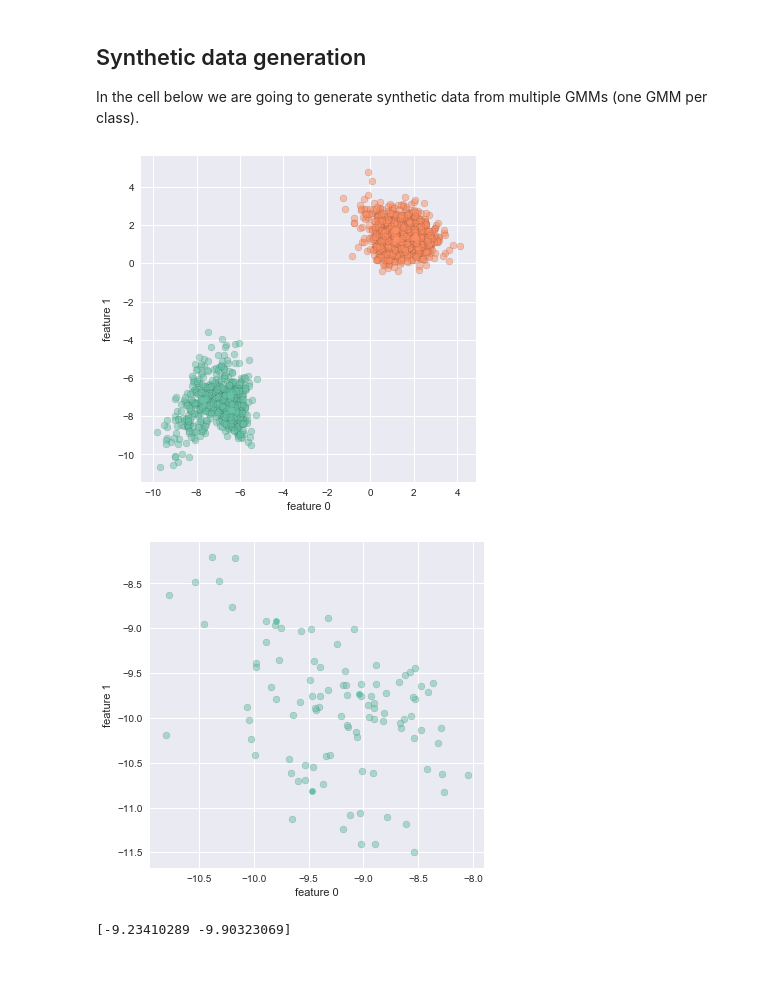
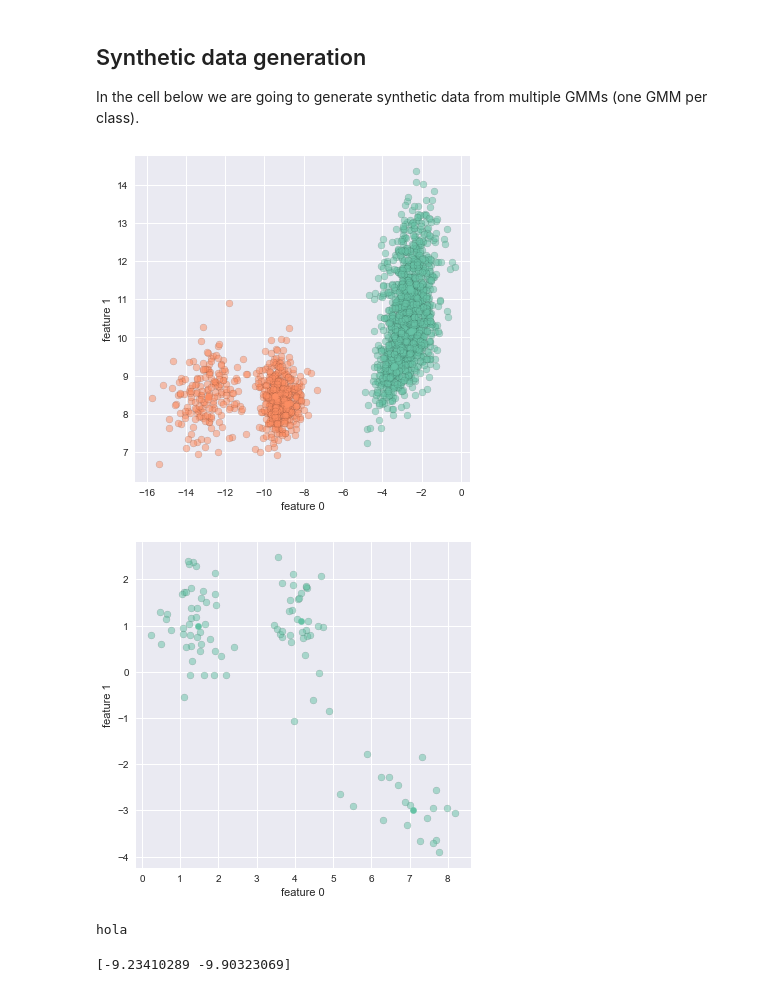
Before and after one commit to trannguyenle95/variational-gmm, a Jupyter notebook: streaming-gmm.ipynb, the cells around one changed output. Drawn from its saved outputs; the diff is of its cells as text; code cells hidden in the pictures.

```diff
--- a/streaming-gmm.ipynb
+++ b/streaming-gmm.ipynb
@@ -58,7 +58,7 @@ CLASS_COLORS = ['#66c2a5',
 # %%
 class GMMDataGenerator:
 
-    def __init__(self, m, k, d, mu_interval=(-10, 10), mu_var=(-8, 8),
+    def __init__(self, m, k, d, mu_interval=(-10, 10), mu_var=(-4, 4),
                  cov_var=(-1, 1), gamma_0=3.0, alpha_0=5.0):
         """
         Args:
@@ -131,13 +131,16 @@ class GMMDataGenerator:
         a, b = self.mu_interval
         std_min, std_max = self.cov_var
         for i in range(self.m):
-            mu_center = (b - a) * np.random.random() + a
+            mu_center = (b - a) * np.random.random(size=self.d) + a
             mu_max = mu_center + self.mu_var[1]
             mu_min = mu_center + self.mu_var[0]
             for j in range(self.k):
+                mu_center_k = ((mu_max - mu_min)
+                               * np.random.random(size=self.d)
+                               + mu_min)
                 self.cov[i, j, :] = invwishart.rvs(2 * self.d, np.eye(self.d))
                 self.mu[i, j, :] = np.random.multivariate_normal(
-                    self._mu_0 + mu_center, self.cov[i, j, :])
+                    self._mu_0 + mu_center_k, self.cov[i, j, :])
 # %%
 # Number of Gaussian Mixtures (classes).
 M = 2
@@ -148,19 +151,19 @@ K = 3
 # Dimension of data.
 D = 2
 
-np.random.seed()
+#np.random.seed()
 
 synthetic_gmm = GMMDataGenerator(m=M, k=K, d=D)
 synthetic_gmm.generate(n=2000)
 synthetic_gmm.plot_2dproj()
 # %% [output]
-[figure, old version]
+[figure, new version]
 # %%
-synthetic_gmm = GMMDataGenerator(m=1, k=K, d=D)
+synthetic_gmm = GMMDataGenerator(m=1, k=K, d=D, mu_var=(-4, 4))
 synthetic_gmm.generate(n=100)
 synthetic_gmm.plot_2dproj()
 # %% [output]
-[figure, old version]
+[figure, new version]
 # %%
 def plot_gmm(X, mu, W):
     assert mu.shape[0] == W.shape[0]
@@ -178,6 +181,10 @@ def plot_gmm(X, mu, W):
         f_z = scipy.stats.multivariate_normal.pdf(z, mu[i, :], W[i, :])
         plt.contour(x, y, f_z, antialiased=True)
     plt.show()
+# %%
+print('holaadasdsasdasdaasdas')
+# %% [output]
+hola
 # %%
 X = synthetic_gmm.get_obs()
 C = synthetic_gmm.get_labels()
```
Also changed, not shown: 2 other files.
